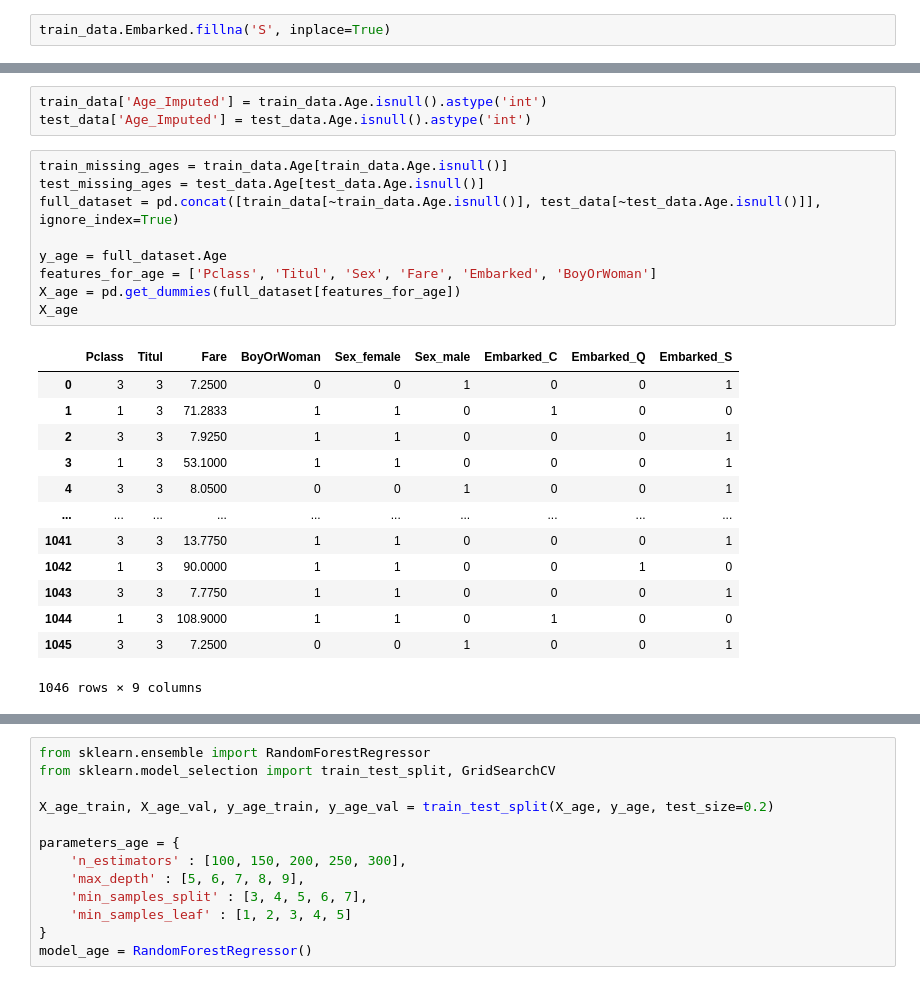
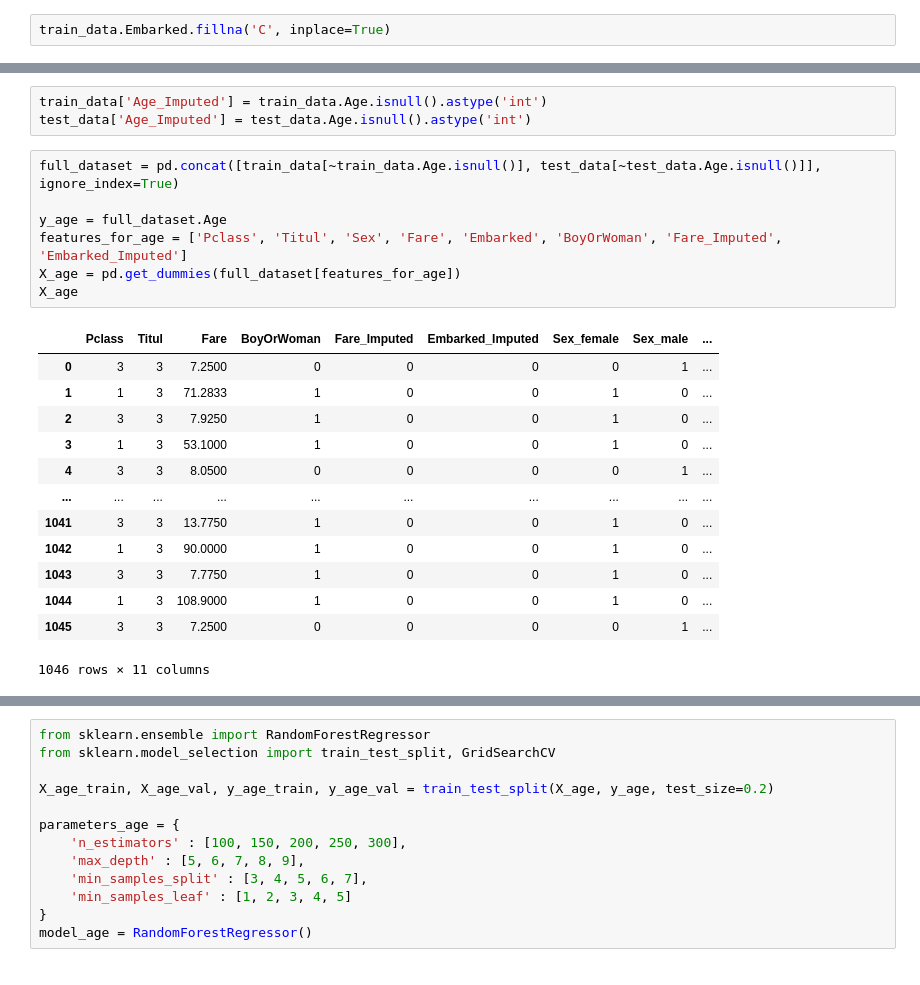
Before and after one commit to grigoriizharkov/Titanic, a Jupyter notebook: Titanic.ipynb, the cells around one changed output, grey strips where cells are left out. Saved outputs shown, nothing was run; the diff lists cells and outputs as text.

```diff
--- a/Titanic.ipynb
+++ b/Titanic.ipynb
@@ -132,7 +132,7 @@ So, let our two women also embarked at Cherbourg.
 train_data['Embarked_Imputed'] = train_data.Embarked.isnull().astype('int')
 test_data['Embarked_Imputed'] = test_data.Embarked.isnull().astype('int')
 # %%
-train_data.Embarked.fillna('S', inplace=True)
+train_data.Embarked.fillna('C', inplace=True)
 # %%
 train_data
 # %% [output]
@@ -384,25 +384,23 @@ Let's build a regression model based on features like Pclass, Fare, Embarked, et
 train_data['Age_Imputed'] = train_data.Age.isnull().astype('int')
 test_data['Age_Imputed'] = test_data.Age.isnull().astype('int')
 # %%
-train_missing_ages = train_data.Age[train_data.Age.isnull()]
-test_missing_ages = test_data.Age[test_data.Age.isnull()]
 full_dataset = pd.concat([train_data[~train_data.Age.isnull()], test_data[~test_data.Age.isnull()]], ignore_index=True)
 
 y_age = full_dataset.Age
-features_for_age = ['Pclass', 'Titul', 'Sex', 'Fare', 'Embarked', 'BoyOrWoman']
+features_for_age = ['Pclass', 'Titul', 'Sex', 'Fare', 'Embarked', 'BoyOrWoman', 'Fare_Imputed', 'Embarked_Imputed']
 X_age = pd.get_dummies(full_dataset[features_for_age])
 X_age
 # %% [output]
-|  | Pclass | Titul | Fare | BoyOrWoman | Sex_female | Sex_male | Embarked_C | Embarked_Q | Embarked_S |
-| 0 | 3 | 3 | 7.2500 | 0 | 0 | 1 | 0 | 0 | 1 |
-| 1 | 1 | 3 | 71.2833 | 1 | 1 | 0 | 1 | 0 | 0 |
-| 2 | 3 | 3 | 7.9250 | 1 | 1 | 0 | 0 | 0 | 1 |
-| 3 | 1 | 3 | 53.1000 | 1 | 1 | 0 | 0 | 0 | 1 |
-| 4 | 3 | 3 | 8.0500 | 0 | 0 | 1 | 0 | 0 | 1 |
+|  | Pclass | Titul | Fare | BoyOrWoman | Fare_Imputed | Embarked_Imputed | Sex_female | Sex_male | ... |
+| 0 | 3 | 3 | 7.2500 | 0 | 0 | 0 | 0 | 1 | ... |
+| 1 | 1 | 3 | 71.2833 | 1 | 0 | 0 | 1 | 0 | ... |
+| 2 | 3 | 3 | 7.9250 | 1 | 0 | 0 | 1 | 0 | ... |
+| 3 | 1 | 3 | 53.1000 | 1 | 0 | 0 | 1 | 0 | ... |
+| 4 | 3 | 3 | 8.0500 | 0 | 0 | 0 | 0 | 1 | ... |
 | ... | ... | ... | ... | ... | ... | ... | ... | ... | ... |
-| 1041 | 3 | 3 | 13.7750 | 1 | 1 | 0 | 0 | 0 | 1 |
-| 1042 | 1 | 3 | 90.0000 | 1 | 1 | 0 | 0 | 1 | 0 |
-| 1043 | 3 | 3 | 7.7750 | 1 | 1 | 0 | 0 | 0 | 1 |
-| 1044 | 1 | 3 | 108.9000 | 1 | 1 | 0 | 1 | 0 | 0 |
-| 1045 | 3 | 3 | 7.2500 | 0 | 0 | 1 | 0 | 0 | 1 |
+| 1041 | 3 | 3 | 13.7750 | 1 | 0 | 0 | 1 | 0 | ... |
+| 1042 | 1 | 3 | 90.0000 | 1 | 0 | 0 | 1 | 0 | ... |
+| 1043 | 3 | 3 | 7.7750 | 1 | 0 | 0 | 1 | 0 | ... |
+| 1044 | 1 | 3 | 108.9000 | 1 | 0 | 0 | 1 | 0 | ... |
+| 1045 | 3 | 3 | 7.2500 | 0 | 0 | 0 | 0 | 1 | ... |
-1046 rows × 9 columns
+1046 rows × 11 columns
```
Also changed, not shown: parts of 17 cells of this notebook, 1 other file.
